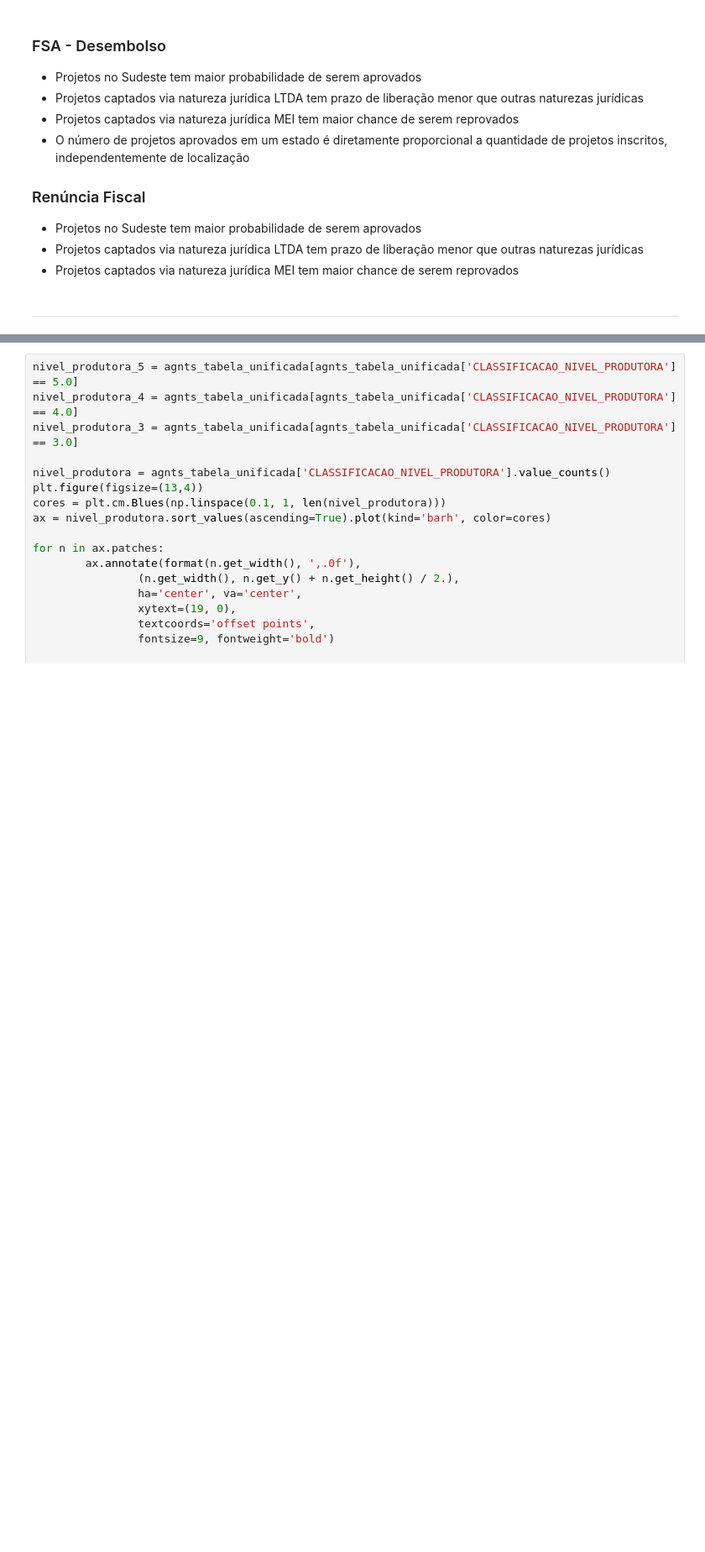
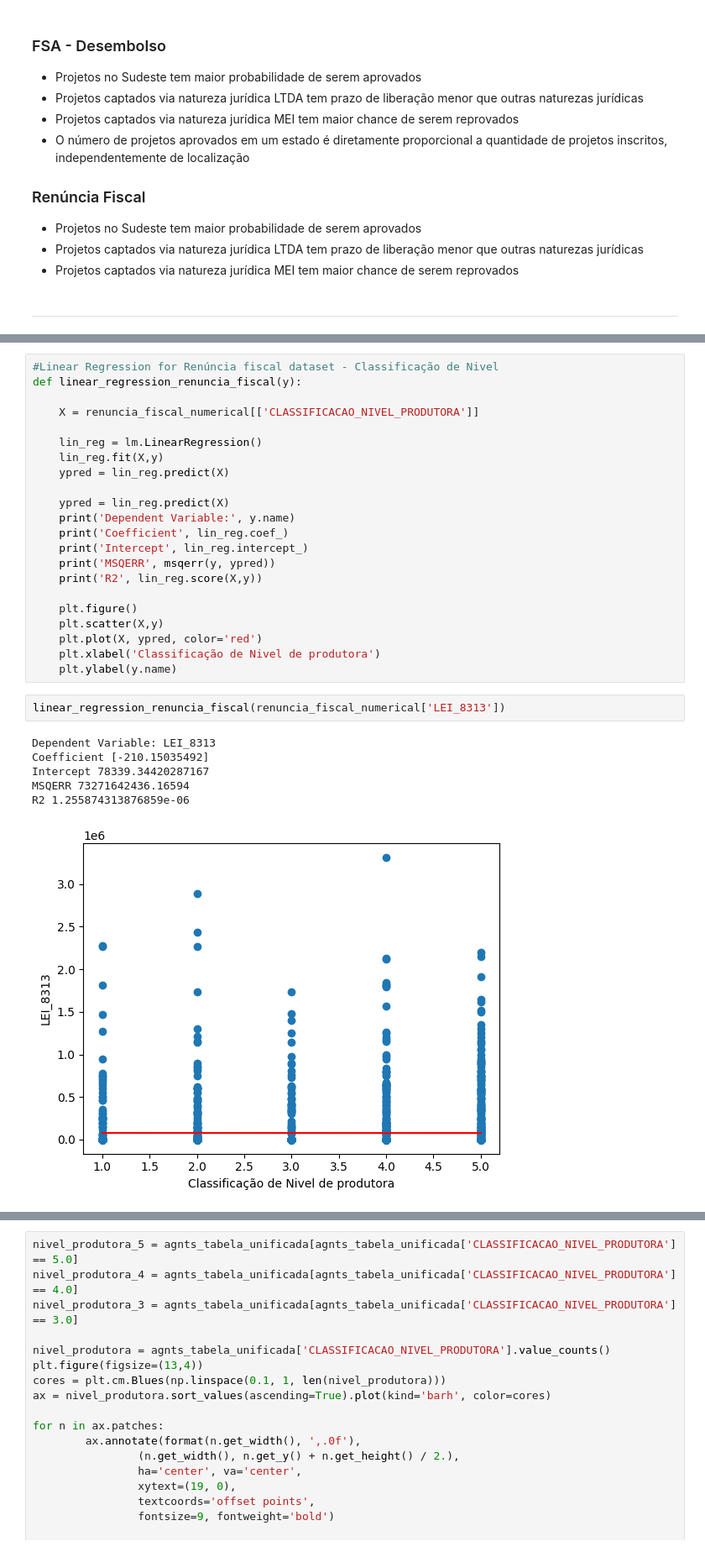
Before and after one commit to fonsecadados/AgenciaNacionalDoCinema_ANCINE, a Jupyter notebook: ANCINE_DesafiosEOportunidades.ipynb, the cells around one changed output, grey strips where cells are left out. Shown at 84% size. Drawn from its saved outputs; the diff is of its cells as text; blank space fills up the shorter version.

```diff
--- a/ANCINE_DesafiosEOportunidades.ipynb
+++ b/ANCINE_DesafiosEOportunidades.ipynb
@@ -1070,0 +1156,31 @@ plt.show()
+# %%
+#Linear Regression for Renúncia fiscal dataset - Classificação de Nivel
+def linear_regression_renuncia_fiscal(y):
+
+    X = renuncia_fiscal_numerical[['CLASSIFICACAO_NIVEL_PRODUTORA']]
+
+    lin_reg = lm.LinearRegression()
+    lin_reg.fit(X,y)
+    ypred = lin_reg.predict(X)
+
+    ypred = lin_reg.predict(X)
+    print('Dependent Variable:', y.name)
+    print('Coefficient', lin_reg.coef_)
+    print('Intercept', lin_reg.intercept_)
+    print('MSQERR', msqerr(y, ypred))
+    print('R2', lin_reg.score(X,y))
+
+    plt.figure()
+    plt.scatter(X,y)
+    plt.plot(X, ypred, color='red')
+    plt.xlabel('Classificação de Nivel de produtora')
+    plt.ylabel(y.name)
+# %%
+linear_regression_renuncia_fiscal(renuncia_fiscal_numerical['LEI_8313'])
+# %% [output]
+Dependent Variable: LEI_8313
+Coefficient [-210.15035492]
+Intercept 78339.34420287167
+MSQERR 73271642436.16594
+R2 1.255874313876859e-06
+[figure, added]
```
Also changed, not shown: parts of 13 cells of this notebook.
